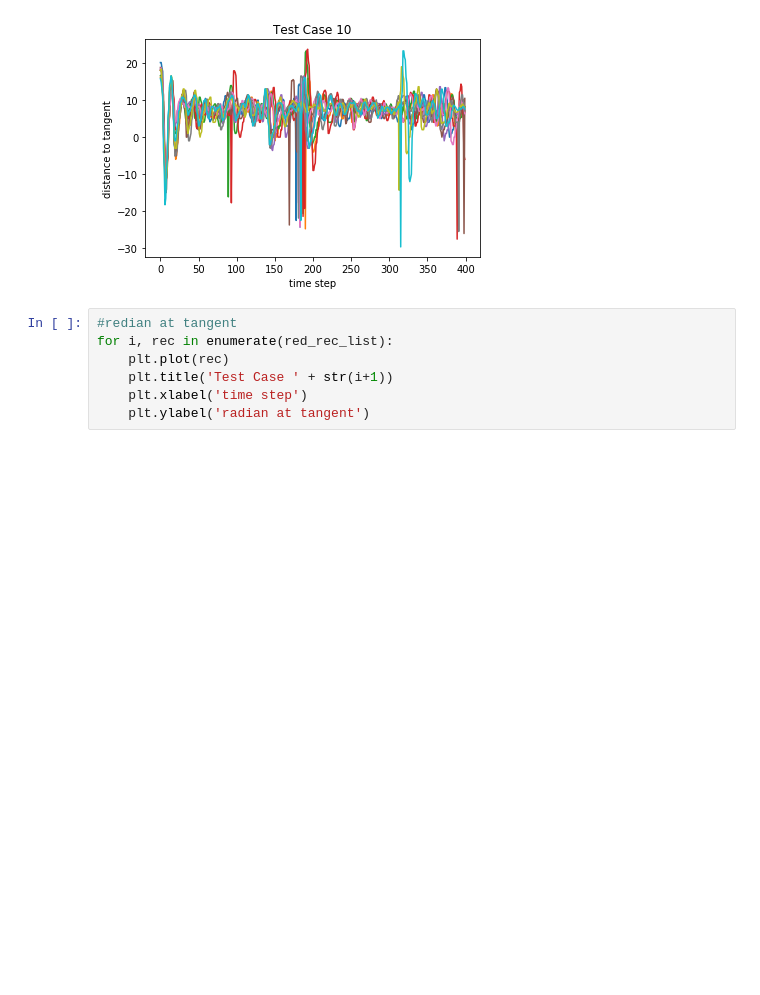
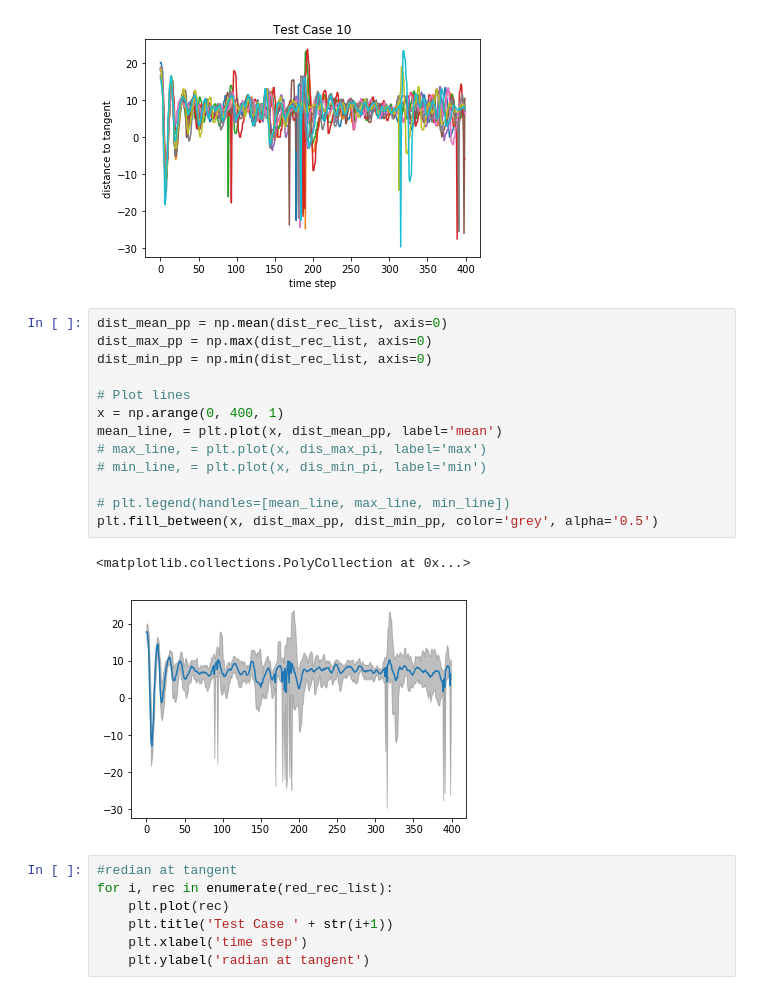
Before and after one commit to nyucan/can-selfdriving, a Jupyter notebook: record/pure-pursuit.ipynb, the cells around one changed output. Drawn from its saved outputs; the diff is of its cells as text; blank space fills up the shorter version.

Commit message:
Plotting

```diff
--- a/record/pure-pursuit.ipynb
+++ b/record/pure-pursuit.ipynb
@@ -26,6 +26,22 @@ for i, rec in enumerate(dist_rec_list):
     plt.ylabel('distance to tangent')
 # %% [output]
 [figure]
+# %%
+dist_mean_pp = np.mean(dist_rec_list, axis=0)
+dist_max_pp = np.max(dist_rec_list, axis=0)
+dist_min_pp = np.min(dist_rec_list, axis=0)
+
+# Plot lines
+x = np.arange(0, 400, 1)
+mean_line, = plt.plot(x, dist_mean_pp, label='mean')
+# max_line, = plt.plot(x, dis_max_pi, label='max')
+# min_line, = plt.plot(x, dis_min_pi, label='min')
+
+# plt.legend(handles=[mean_line, max_line, min_line])
+plt.fill_between(x, dist_max_pp, dist_min_pp, color='grey', alpha='0.5')
+# %% [output]
+<matplotlib.collections.PolyCollection at 0x...>
+[figure, added]
 # %%
 #redian at tangent
 for i, rec in enumerate(red_rec_list):
```
Also changed, not shown: parts of 5 cells of this notebook, 1 other file.
